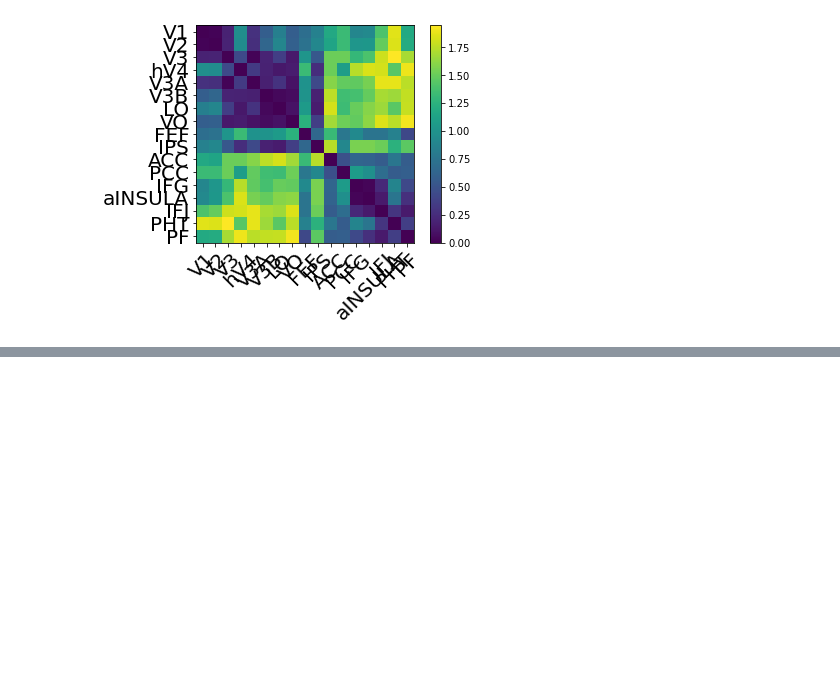
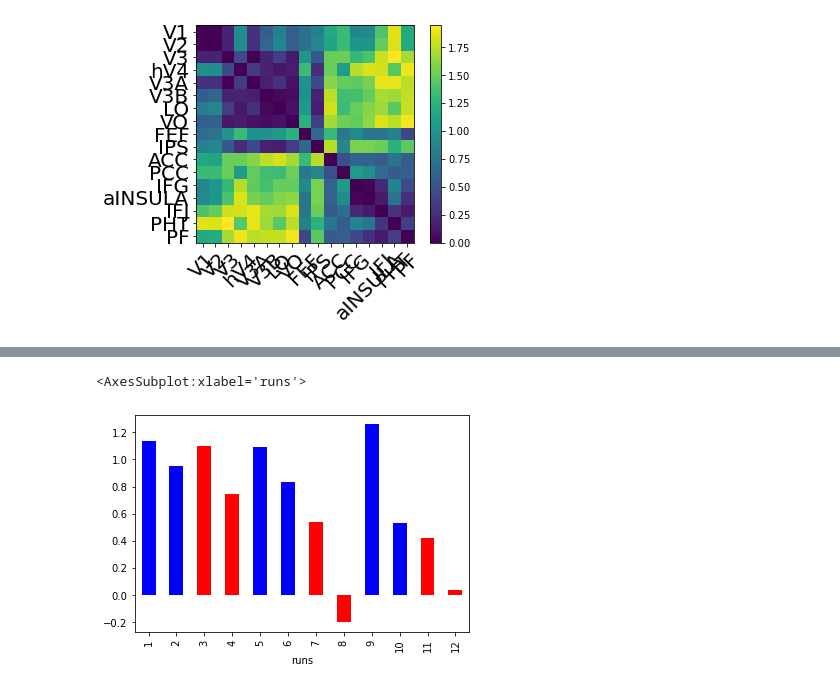
Before and after one commit to PibeChorro/Magic_fMRI, a Jupyter notebook: analysis/visualization/univariate_ROI_results_visualization.ipynb, the cells around one changed output, grey strips where cells are left out. Saved outputs shown, nothing was run; the diff lists cells and outputs as text; code cells hidden in the pictures; blank space fills up the shorter version.

```diff
--- a/analysis/visualization/univariate_ROI_results_visualization.ipynb
+++ b/analysis/visualization/univariate_ROI_results_visualization.ipynb
@@ -166,0 +319,10 @@ plt.yticks(range(len(ROIS)),ROIS, fontsize=20);
+# %%
+colors = ['b', 'b', 'r', 'r']*4
+cl = cluster_df.pivot_table(index='subject',
+                       columns='runs',
+                       values='betas',
+                       aggfunc='mean')
+cl.mean().plot.bar(color=colors)
+# %% [output]
+<AxesSubplot:xlabel='runs'>
+[figure, added]
```
Also changed, not shown: parts of 8 cells of this notebook.
